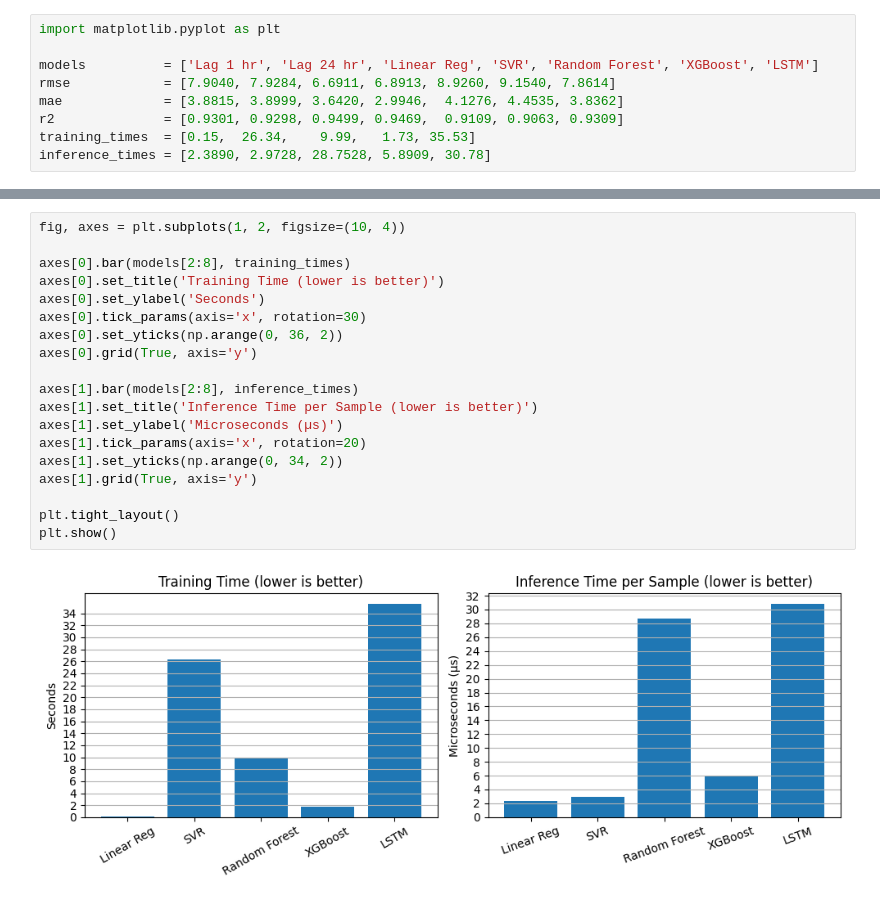
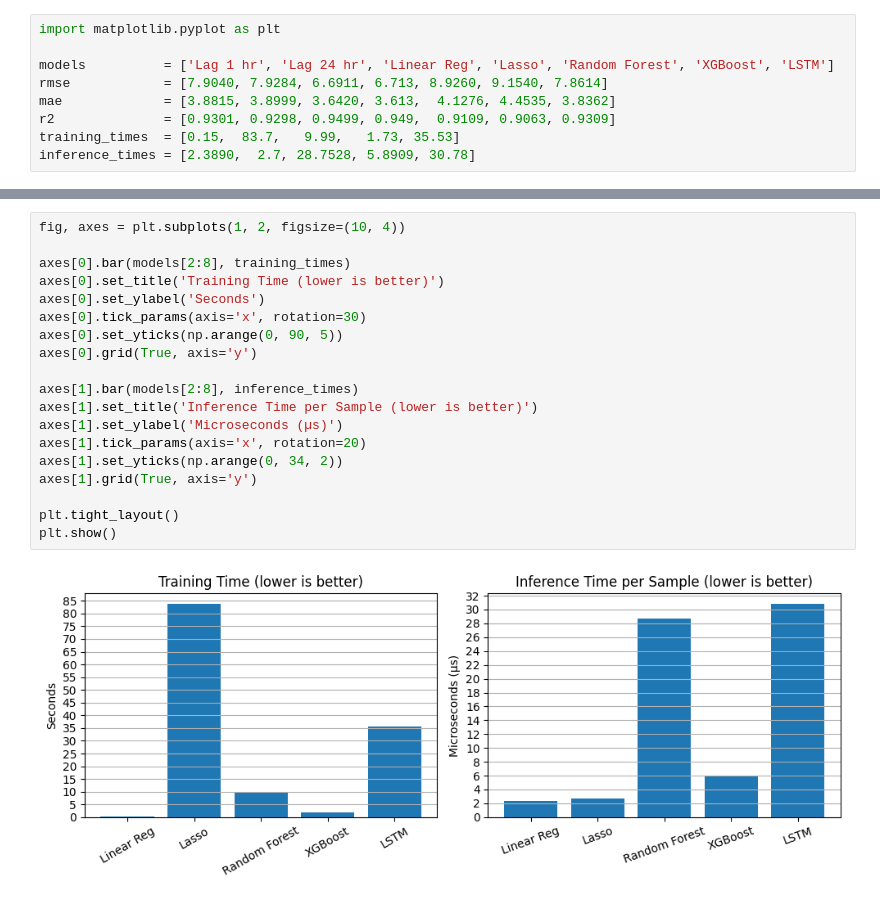
Before and after one commit to adarsha-7/pm25-forecasting, a Jupyter notebook: notebooks/experiments/exp_1_1/comparison.ipynb, the cells around one changed output, grey strips where cells are left out. Saved outputs shown, nothing was run; the diff lists cells and outputs as text.

Commit message:
removed decision tree, svr and added lasso

```diff
--- a/notebooks/experiments/exp_1_1/comparison.ipynb
+++ b/notebooks/experiments/exp_1_1/comparison.ipynb
@@ -1,12 +1,12 @@
 # %%
 import matplotlib.pyplot as plt
 
-models          = ['Lag 1 hr', 'Lag 24 hr', 'Linear Reg', 'SVR', 'Random Forest', 'XGBoost', 'LSTM']
-rmse            = [7.9040, 7.9284, 6.6911, 6.8913, 8.9260, 9.1540, 7.8614]
-mae             = [3.8815, 3.8999, 3.6420, 2.9946,  4.1276, 4.4535, 3.8362]
-r2              = [0.9301, 0.9298, 0.9499, 0.9469,  0.9109, 0.9063, 0.9309]
-training_times  = [0.15,  26.34,    9.99,   1.73, 35.53]
-inference_times = [2.3890, 2.9728, 28.7528, 5.8909, 30.78]
+models          = ['Lag 1 hr', 'Lag 24 hr', 'Linear Reg', 'Lasso', 'Random Forest', 'XGBoost', 'LSTM']
+rmse            = [7.9040, 7.9284, 6.6911, 6.713, 8.9260, 9.1540, 7.8614]
+mae             = [3.8815, 3.8999, 3.6420, 3.613,  4.1276, 4.4535, 3.8362]
+r2              = [0.9301, 0.9298, 0.9499, 0.949,  0.9109, 0.9063, 0.9309]
+training_times  = [0.15,  83.7,   9.99,   1.73, 35.53]
+inference_times = [2.3890,  2.7, 28.7528, 5.8909, 30.78]
 # %%
 import numpy as np
 
@@ -38,21 +38,21 @@ plt.show()
 # %%
 fig, axes = plt.subplots(1, 2, figsize=(10, 4))
 
 axes[0].bar(models[2:8], training_times)
 axes[0].set_title('Training Time (lower is better)')
 axes[0].set_ylabel('Seconds')
 axes[0].tick_params(axis='x', rotation=30)
-axes[0].set_yticks(np.arange(0, 36, 2))
+axes[0].set_yticks(np.arange(0, 90, 5))
 axes[0].grid(True, axis='y')
 
 axes[1].bar(models[2:8], inference_times)
 axes[1].set_title('Inference Time per Sample (lower is better)')
 axes[1].set_ylabel('Microseconds (µs)')
 axes[1].tick_params(axis='x', rotation=20)
 axes[1].set_yticks(np.arange(0, 34, 2))
 axes[1].grid(True, axis='y')
 
 plt.tight_layout()
 plt.show()
 # %% [output]
-[figure, old version]
+[figure, new version]
```
Also changed, not shown: parts of 1 cell of this notebook, 2 other files.
